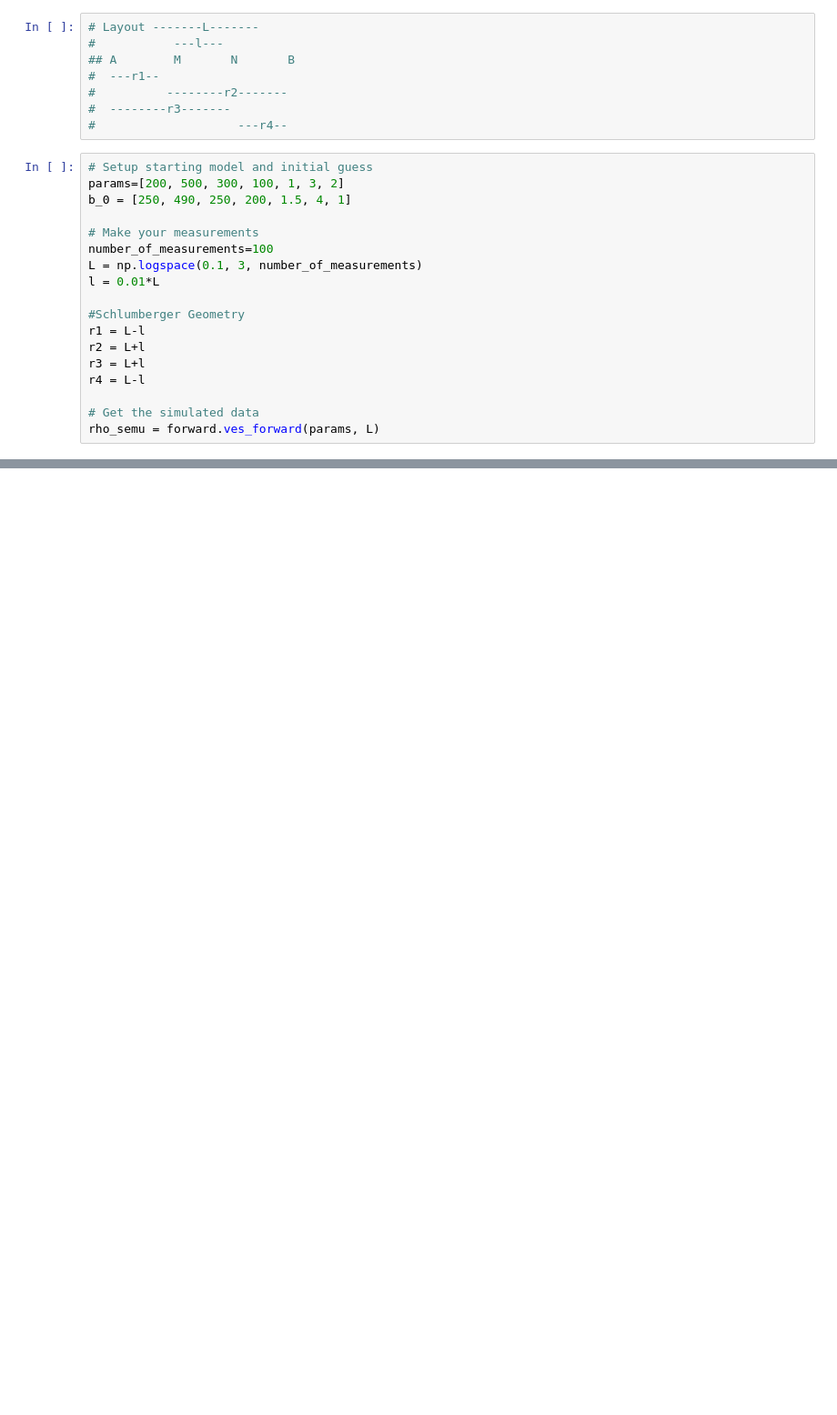
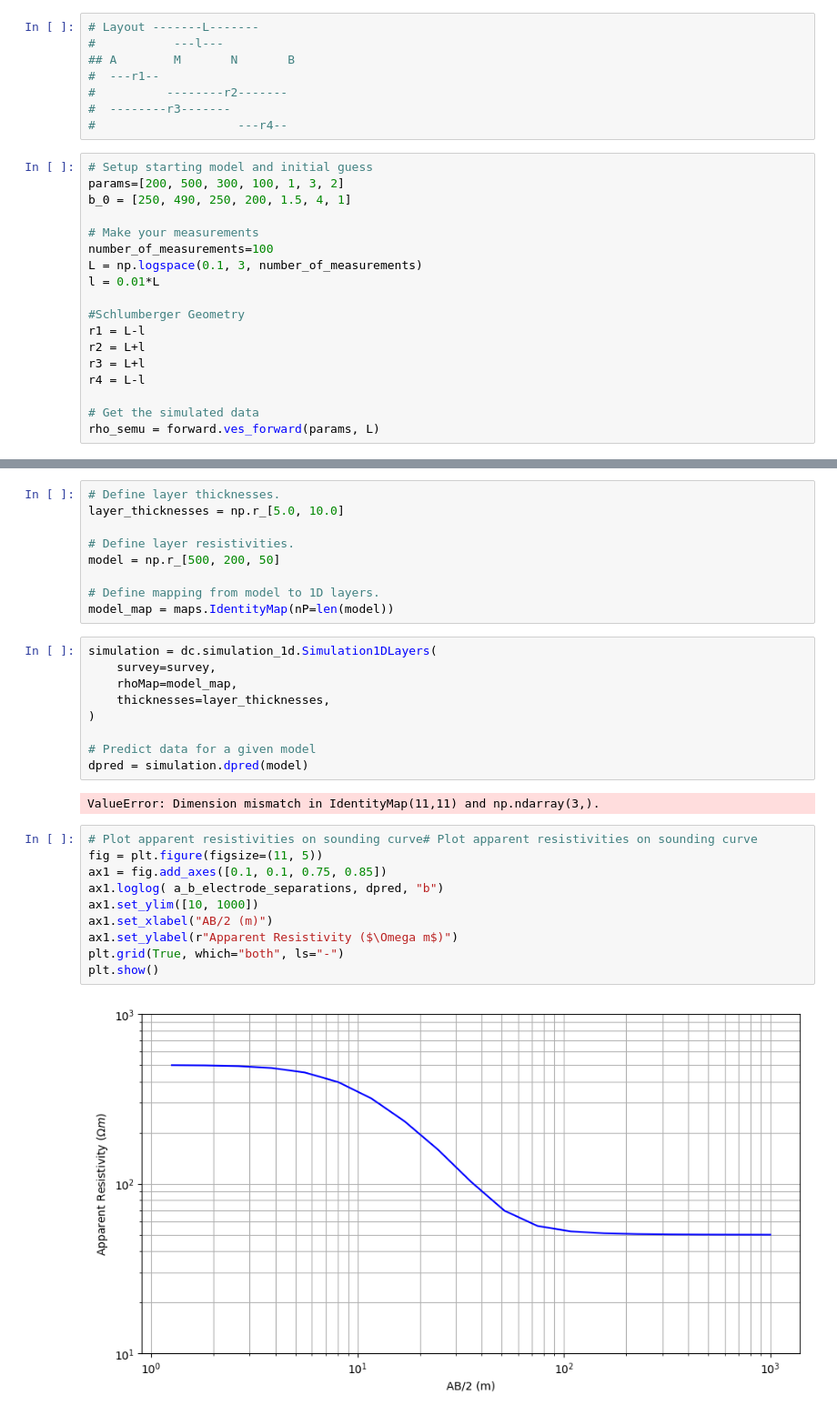
Before and after one commit to mdeppner/ves_modeling, a Jupyter notebook: notebooks/forward.ipynb, the cells around one changed output, grey strips where cells are left out. Shown: that part at 91% size. Saved outputs shown, nothing was run; the diff lists cells and outputs as text; blank space fills up the shorter version.

```diff
--- a/notebooks/forward.ipynb
+++ b/notebooks/forward.ipynb
@@ -51,0 +164,32 @@ array([[227.55041881],
+# %%
+# Define layer thicknesses.
+layer_thicknesses = np.r_[5.0, 10.0]
+
+# Define layer resistivities.
+model = np.r_[500, 200, 50]
+
+# Define mapping from model to 1D layers.
+model_map = maps.IdentityMap(nP=len(model))
+# %%
+simulation = dc.simulation_1d.Simulation1DLayers(
+    survey=survey,
+    rhoMap=model_map,
+    thicknesses=layer_thicknesses,
+)
+
+# Predict data for a given model
+dpred = simulation.dpred(model)
+# %% [output]
+ValueError: Dimension mismatch in IdentityMap(11,11) and np.ndarray(3,).
+# %%
+# Plot apparent resistivities on sounding curve# Plot apparent resistivities on sounding curve
+fig = plt.figure(figsize=(11, 5))
+ax1 = fig.add_axes([0.1, 0.1, 0.75, 0.85])
+ax1.loglog( a_b_electrode_separations, dpred, "b")
+ax1.set_ylim([10, 1000])
+ax1.set_xlabel("AB/2 (m)")
+ax1.set_ylabel(r"Apparent Resistivity ($\Omega m$)")
+plt.grid(True, which="both", ls="-")
+plt.show()
+# %% [output]
+[figure, added]
```
Also changed, not shown: parts of 36 cells of this notebook.
